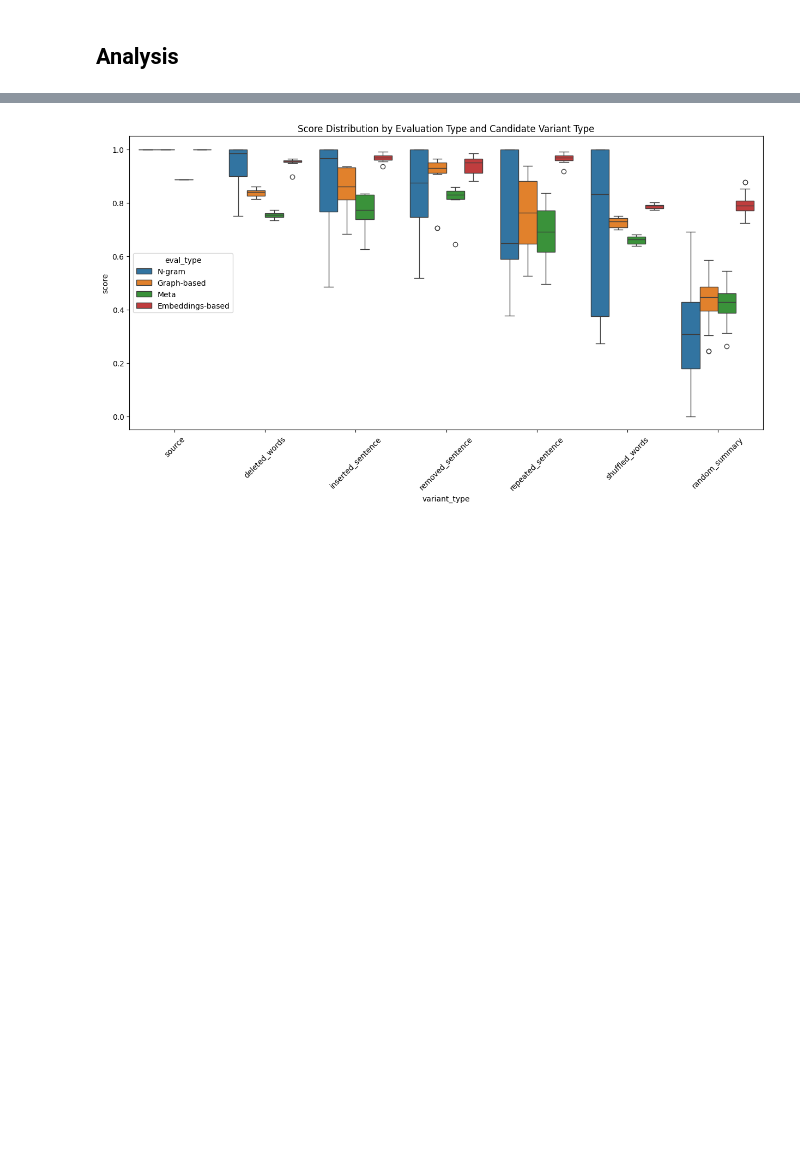
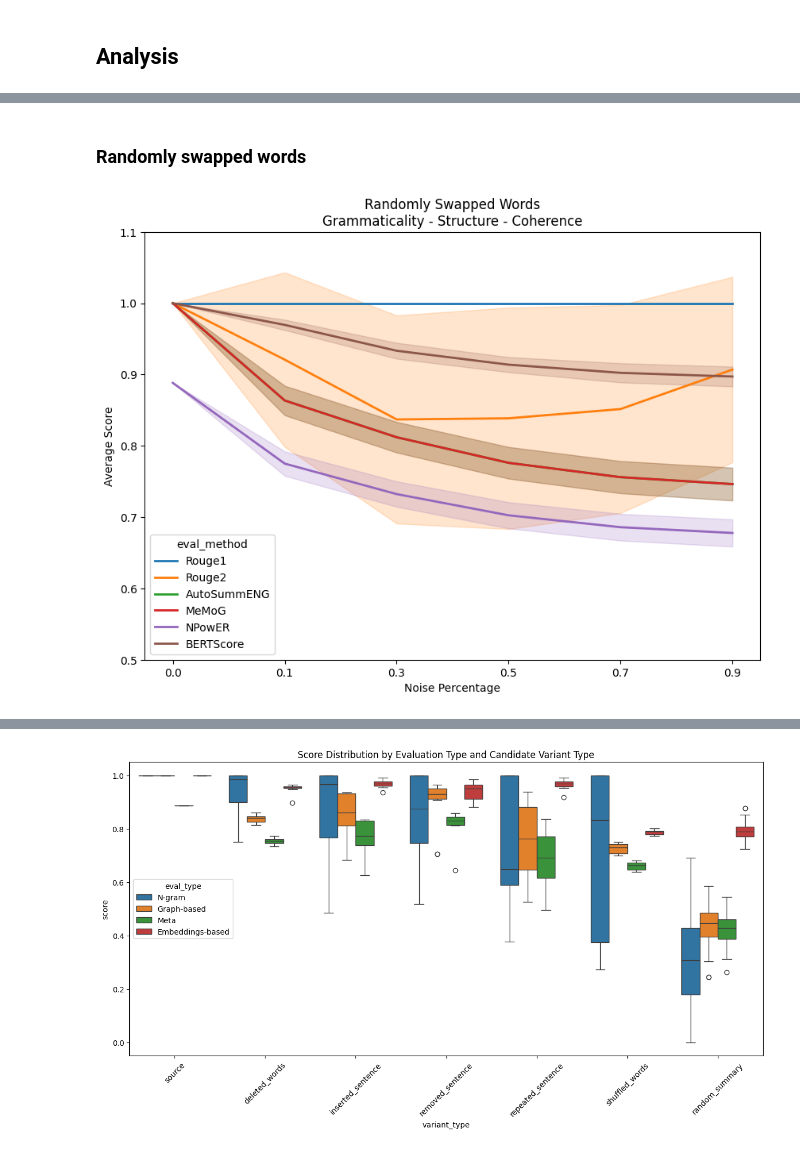
Before and after one commit to stefsyrsiri/financial-summarization-meta-evaluation, a Jupyter notebook: evaluators_comparison.ipynb, the cells around one changed output, grey strips where cells are left out. Saved outputs shown, nothing was run; the diff lists cells and outputs as text; code cells hidden in the pictures; blank space fills up the shorter version.

Commit message:
Ran an analysis for all summaries and compared the noise tolerance with line plots.

```diff
--- a/evaluators_comparison.ipynb
+++ b/evaluators_comparison.ipynb
@@ -255,3 +265,3 @@ df.head()
 # %%
-df['variant_type'] = df['variant'].copy()
+df['variant_type'] = df['variant']
 df.loc[df['variant'].str.endswith('_1'), 'variant_type'] = 'random_summary'
@@ -280,0 +268,4 @@ import matplotlib.pyplot as plt
+# %%
+df.loc[:, 'noise_percentage'] = df.loc[df['variant_type'].str[-1:].str.isdigit(), 'variant_type'].str[-3:]
+df.loc[df['variant_type'] == 'source', 'noise_percentage'] = '0.0'
+df.loc[df['variant_type'].str[-1:].str.isdigit(), 'variant_type'] = df.loc[df['variant_type'].str[-1:].str.isdigit(), 'variant_type'].str[:-4]
@@ -280,0 +296,21 @@ import matplotlib.pyplot as plt
+# %% [markdown]
+### Randomly swapped words
+# %%
+plt.figure(figsize=(10, 7))
+sns.lineplot(
+    data=df[(df['variant_type'] == 'randomly_swapped_words') | (df['variant_type'] == 'source')],
+    x='noise_percentage',
+    y='score',
+    hue='eval_method',
+    linewidth=2,
+    estimator=np.mean,
+    errorbar='sd'
+)
+
+plt.title('Randomly Swapped Words\nGrammaticality - Structure - Coherence')
+plt.ylabel('Average Score')
+plt.xlabel('Noise Percentage')
+plt.yticks(ticks=np.arange(0.5, 1.1, step=0.1))
+plt.show()
+# %% [output]
+[figure, added]
```
Also changed, not shown: parts of 14 cells of this notebook.
